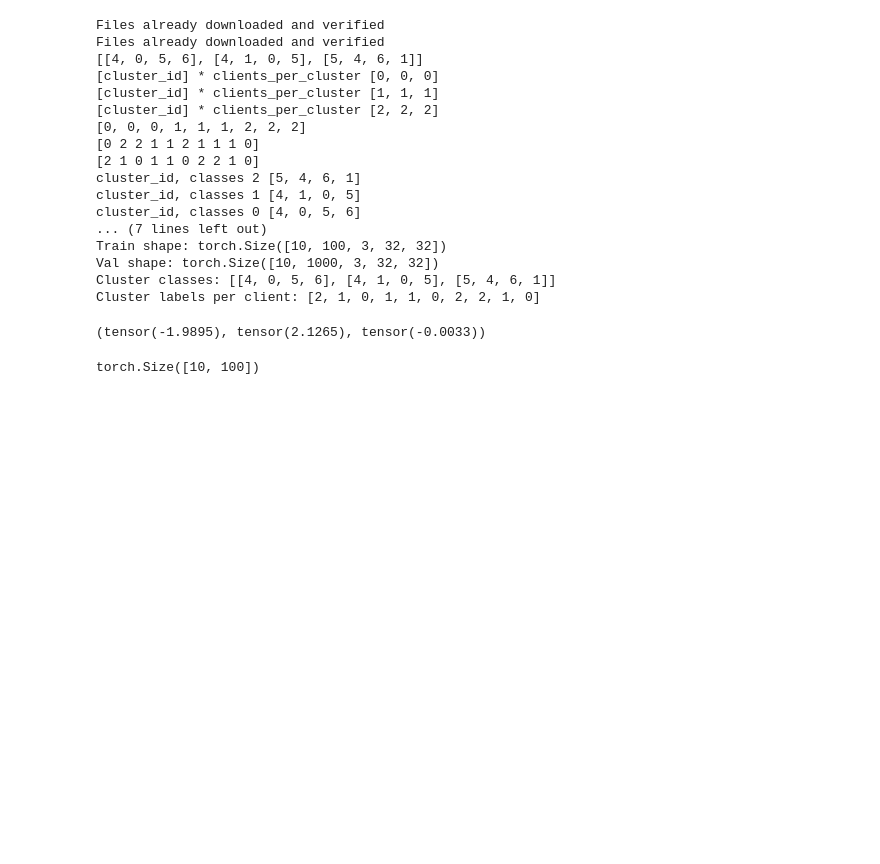
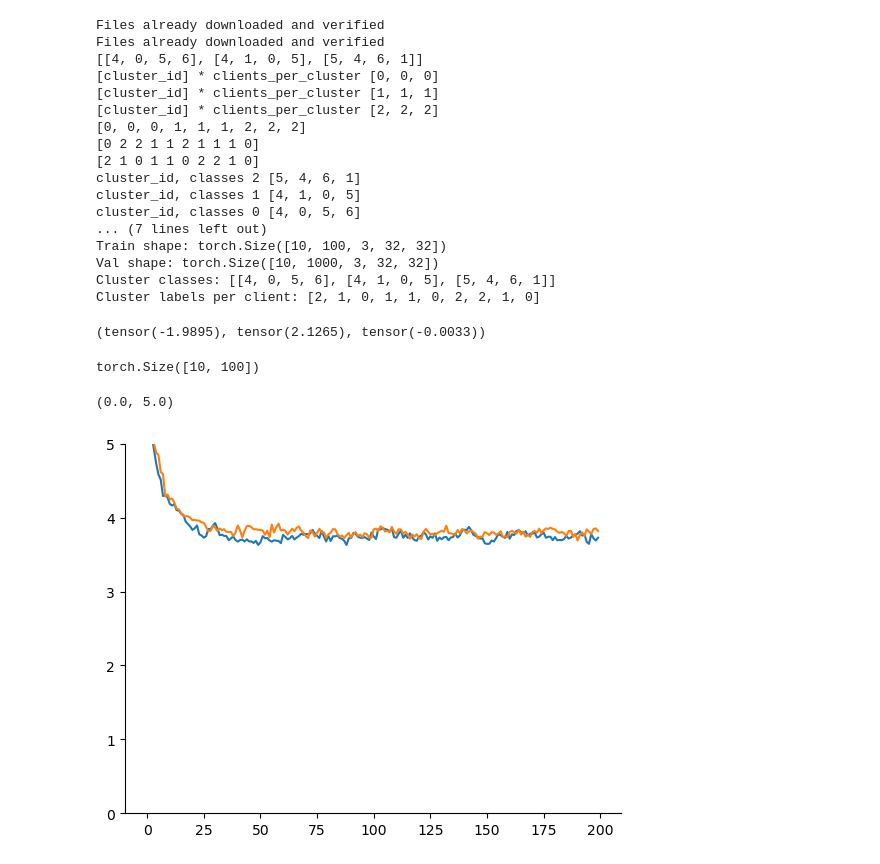
Before and after one commit to shamPJ/PersFL, a Jupyter notebook: notebooks/persFL-Copy1.ipynb, the cells around one changed output. Cells and saved outputs as stored; diff of their text form; code cells hidden in the pictures; blank space fills up the shorter version.

```diff
--- a/notebooks/persFL-Copy1.ipynb
+++ b/notebooks/persFL-Copy1.ipynb
@@ -2361,3 +2415,15 @@ dataset["train"][0].min(), dataset["train"][0].max(), dataset["train"][0].mean()
 dataset["train"][1].shape
 # %% [output]
 torch.Size([10, 100])
+# %%
+import pandas as pd
+
+df0 = pd.read_csv("../results/linear_syn_dm/Algorithm2_SKLearn/dt_synthetic_2_0.csv")
+df1 = pd.read_csv("../results/linear_syn_dm/Algorithm2_SKLearn/dt_synthetic_2_1.csv")
+# %%
+plt.plot(df0["MSE_val"])
+plt.plot(df1["MSE_val"])
+plt.ylim(0,5)
+# %% [output]
+(0.0, 5.0)
+[figure, added]
```
Also changed, not shown: parts of 7 cells of this notebook, 55 other files.
